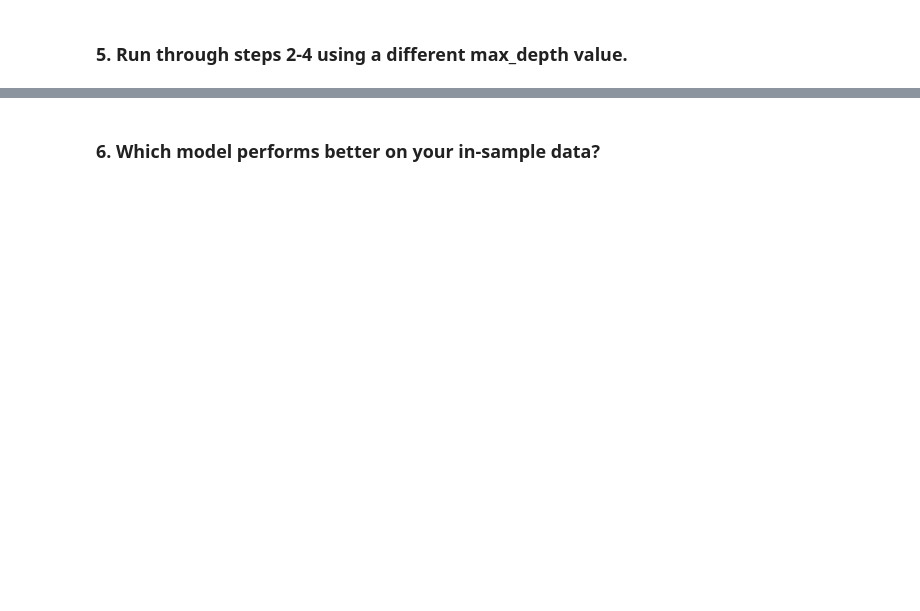
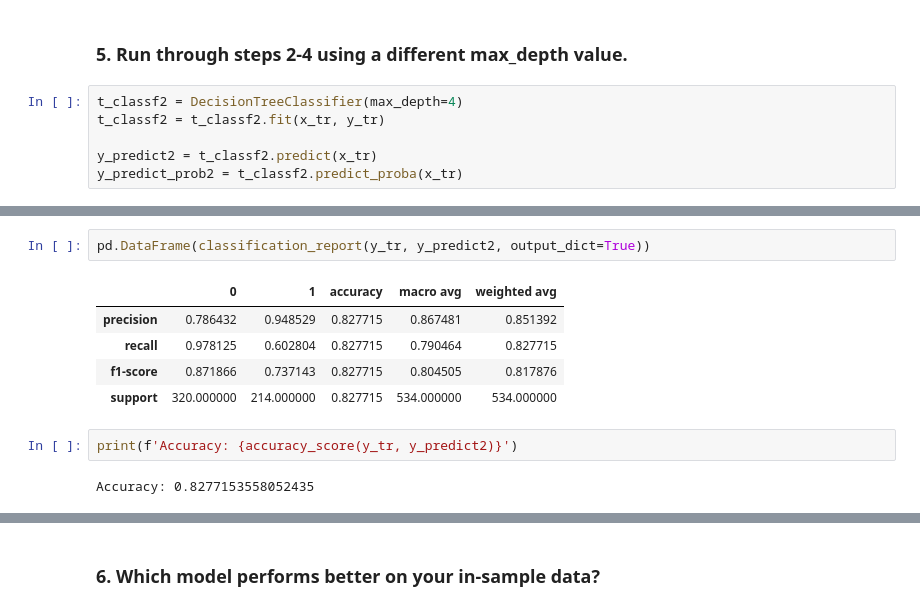
Before and after one commit to etclark3/classification-exercises, a Jupyter notebook: model.ipynb, the cells around one changed output, grey strips where cells are left out. Drawn from its saved outputs; the diff is of its cells as text; blank space fills up the shorter version.

```diff
--- a/model.ipynb
+++ b/model.ipynb
@@ -285,2 +295,8 @@ print('           1:', tn+fn)
 # %% [markdown]
 ### 5. Run through steps 2-4 using a different max_depth value.
+# %%
+t_classf2 = DecisionTreeClassifier(max_depth=4)
+t_classf2 = t_classf2.fit(x_tr, y_tr)
+
+y_predict2 = t_classf2.predict(x_tr)
+y_predict_prob2 = t_classf2.predict_proba(x_tr)
@@ -286,0 +314,12 @@ print('           1:', tn+fn)
+# %%
+pd.DataFrame(classification_report(y_tr, y_predict2, output_dict=True))
+# %% [output]
+|  | 0 | 1 | accuracy | macro avg | weighted avg |
+| precision | 0.786432 | 0.948529 | 0.827715 | 0.867481 | 0.851392 |
+| recall | 0.978125 | 0.602804 | 0.827715 | 0.790464 | 0.827715 |
+| f1-score | 0.871866 | 0.737143 | 0.827715 | 0.804505 | 0.817876 |
+| support | 320.000000 | 214.000000 | 0.827715 | 534.000000 | 534.000000 |
+# %%
+print(f'Accuracy: {accuracy_score(y_tr, y_predict2)}')
+# %% [output]
+Accuracy: 0.8277153558052435
```
Also changed, not shown: parts of 67 cells of this notebook.
